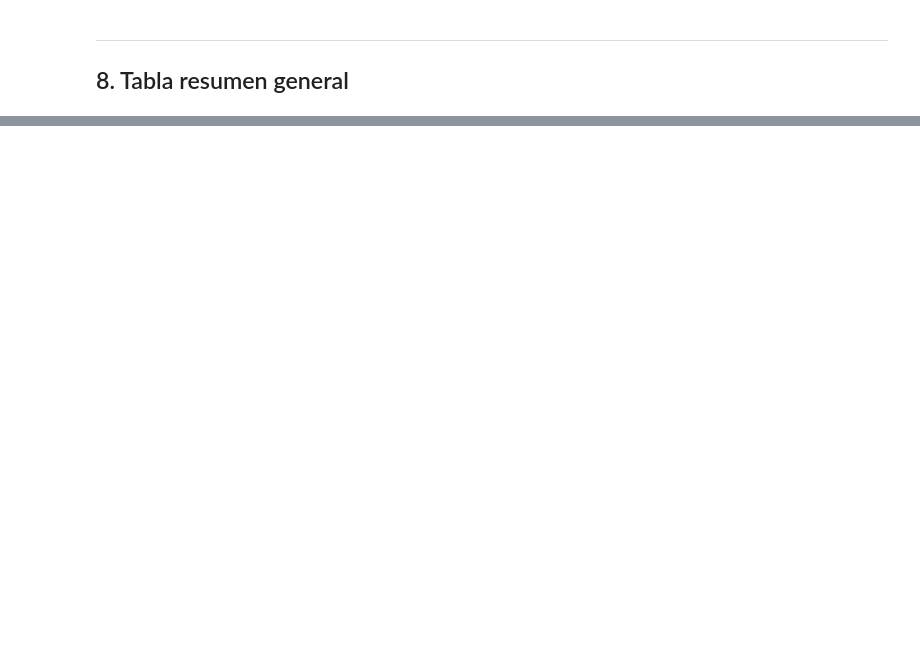
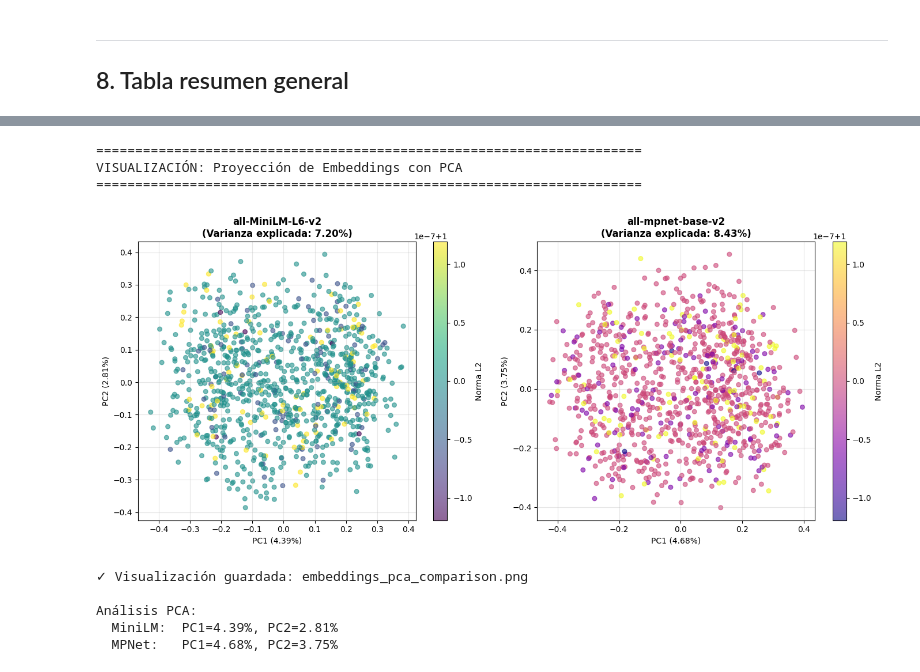
Before and after one commit to LAINE30/Recuperacion_Informacion, a Jupyter notebook: Examen1Bim/CoronadoLuis_ex1bim_ir26a.ipynb, the cells around one changed output, grey strips where cells are left out. Cells and saved outputs as stored; diff of their text form; code cells hidden in the pictures; blank space fills up the shorter version.

```diff
--- a/Examen1Bim/CoronadoLuis_ex1bim_ir26a.ipynb
+++ b/Examen1Bim/CoronadoLuis_ex1bim_ir26a.ipynb
@@ -386,0 +561,59 @@ Tabla resumen: Top-1 por consulta
+# %%
+# Visualización con PCA
+print('\n' + '='*70)
+print('VISUALIZACIÓN: Proyección de Embeddings con PCA')
+print('='*70)
+
+from sklearn.decomposition import PCA
+import matplotlib.pyplot as plt
+
+# Reducir dimensionalidad de ambos modelos a 2D con PCA
+pca_1 = PCA(n_components=2, random_state=42)
+pca_2 = PCA(n_components=2, random_state=42)
+
+embeddings_2d_1 = pca_1.fit_transform(doc_embeddings)
+embeddings_2d_2 = pca_2.fit_transform(doc_embeddings_2)
+
+# Crear visualización
+fig, axes = plt.subplots(1, 2, figsize=(14, 6))
+
+# Gráfico 1: MiniLM
+scatter1 = axes[0].scatter(embeddings_2d_1[:, 0], embeddings_2d_1[:, 1],
+                           c=np.linalg.norm(doc_embeddings, axis=1),
+                           cmap='viridis', alpha=0.6, s=30)
+axes[0].set_title(f'all-MiniLM-L6-v2\n(Varianza explicada: {pca_1.explained_variance_ratio_.sum():.2%})',
+                  fontsize=12, fontweight='bold')
+axes[0].set_xlabel(f'PC1 ({pca_1.explained_variance_ratio_[0]:.2%})')
+axes[0].set_ylabel(f'PC2 ({pca_1.explained_variance_ratio_[1]:.2%})')
+axes[0].grid(alpha=0.3)
+plt.colorbar(scatter1, ax=axes[0], label='Norma L2')
+
+# Gráfico 2: MPNet
+scatter2 = axes[1].scatter(embeddings_2d_2[:, 0], embeddings_2d_2[:, 1],
+                           c=np.linalg.norm(doc_embeddings_2, axis=1),
+                           cmap='plasma', alpha=0.6, s=30)
+axes[1].set_title(f'all-mpnet-base-v2\n(Varianza explicada: {pca_2.explained_variance_ratio_.sum():.2%})',
+                  fontsize=12, fontweight='bold')
+axes[1].set_xlabel(f'PC1 ({pca_2.explained_variance_ratio_[0]:.2%})')
+axes[1].set_ylabel(f'PC2 ({pca_2.explained_variance_ratio_[1]:.2%})')
+axes[1].grid(alpha=0.3)
+plt.colorbar(scatter2, ax=axes[1], label='Norma L2')
+
+plt.tight_layout()
+plt.savefig('embeddings_pca_comparison.png', dpi=150, bbox_inches='tight')
+plt.show()
+
+print(f'\n✓ Visualización guardada: embeddings_pca_comparison.png')
+print(f'\nAnálisis PCA:')
+print(f'  MiniLM:  PC1={pca_1.explained_variance_ratio_[0]:.2%}, PC2={pca_1.explained_variance_ratio_[1]:.2%}')
+print(f'  MPNet:   PC1={pca_2.explained_variance_ratio_[0]:.2%}, PC2={pca_2.explained_variance_ratio_[1]:.2%}')
+# %% [output]
+======================================================================
+VISUALIZACIÓN: Proyección de Embeddings con PCA
+======================================================================
+[figure, added]
+✓ Visualización guardada: embeddings_pca_comparison.png
+
+Análisis PCA:
+  MiniLM:  PC1=4.39%, PC2=2.81%
+  MPNet:   PC1=4.68%, PC2=3.75%
```
Also changed, not shown: parts of 16 cells of this notebook, 3 other files.
